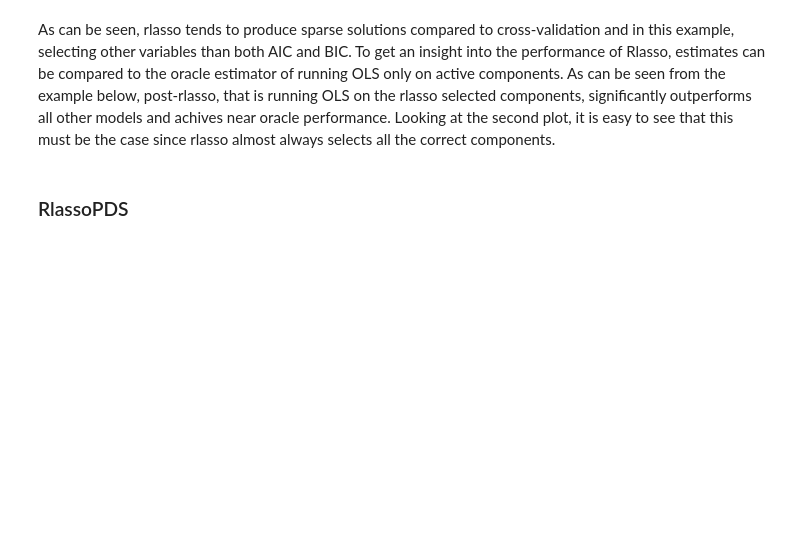
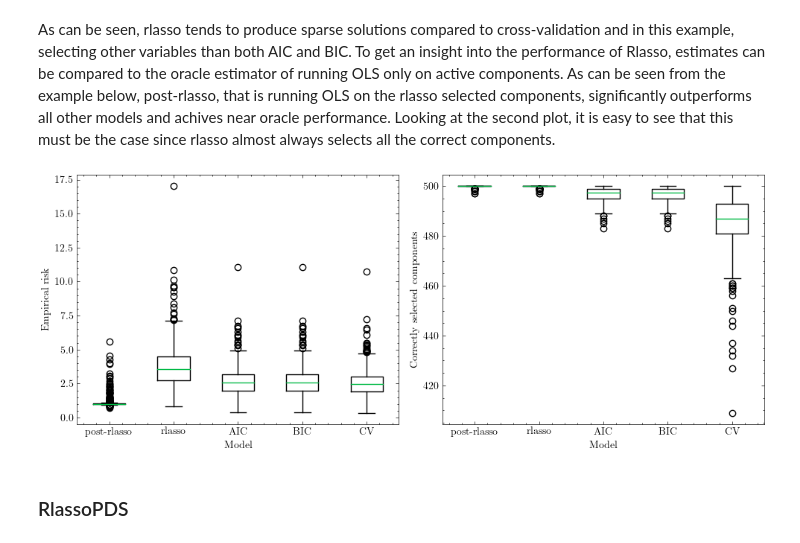
Before and after one commit to MatPiq/RlassoModels, a Jupyter notebook: docs/basic_example.ipynb, the cells around one changed output. Drawn from its saved outputs; the diff is of its cells as text; code cells hidden in the pictures; blank space fills up the shorter version.

Commit message:
fix plots not rendered

```diff
--- a/docs/basic_example.ipynb
+++ b/docs/basic_example.ipynb
@@ -108,49 +126,52 @@ def oracle_sim():
         oracle_est = np.zeros(X.shape[1])
         oracle_est[:5] = np.linalg.solve(X_oracle.T@X_oracle, X_oracle.T@y)
 
         oracle_e = np.zeros(X.shape[1])
         oracle_e = oracle_est - b
 
         oracle_selected = oracle_est != 0
         denom = np.sqrt(np.dot(oracle_e, np.dot(cx, oracle_e)))
 
         for name, model in models.items():
 
 
             # get estimate
             est = model.fit(X, y)
             e = est.coef_ - b
             selected = est.coef_ != 0
             numer = np.sqrt(np.dot(e, np.dot(cx, e)))
 
             # get ratio
             oracle_ratio[name].append(numer / denom)
             # correctly selected components
             correct_selected[name].append((oracle_selected == selected).sum())
 
     # plot results from simulations
     # oracle ratio
-    fig, axs = plt.subplots(ncols=2, dpi=100, figsize=(10,4))
-    axs[0].boxplot([oracle_ratio["post-rlasso"], oracle_ratio["rlasso"],
-                    oracle_ratio["AIC"], oracle_ratio["BIC"],
-                    oracle_ratio["CV"]])
+    with plt.style.context("science"):
+        fig, axs = plt.subplots(ncols=2, dpi=100, figsize=(10,4))
+        axs[0].boxplot([oracle_ratio["post-rlasso"], oracle_ratio["rlasso"],
+                        oracle_ratio["AIC"], oracle_ratio["BIC"],
+                        oracle_ratio["CV"]])
 
-    axs[0].set_ylabel("Empirical risk")
-    axs[0].set_xlabel("Model")
-    axs[0].set_xticks([1,2,3,4,5],["post-rlasso", "rlasso", "AIC", "BIC", "CV"])
+        axs[0].set_ylabel("Empirical risk")
+        axs[0].set_xlabel("Model")
+        axs[0].set_xticks([1,2,3,4,5],["post-rlasso", "rlasso", "AIC", "BIC", "CV"])
 
-    # correctly selected components
-    axs[1].boxplot([correct_selected["post-rlasso"], correct_selected["rlasso"],
-                    correct_selected["AIC"], correct_selected["BIC"],
-                    correct_selected["CV"]])
-    axs[1].set_ylabel("Correctly selected components")
-    axs[1].set_xlabel("Mode")
-    axs[1].set_xticks([1,2,3,4,5],["post-rlasso", "rlasso", "AIC", "BIC", "CV"])
+        # correctly selected components
+        axs[1].boxplot([correct_selected["post-rlasso"], correct_selected["rlasso"],
+                        correct_selected["AIC"], correct_selected["BIC"],
+                        correct_selected["CV"]])
+        axs[1].set_ylabel("Correctly selected components")
+        axs[1].set_xlabel("Model")
+        axs[1].set_xticks([1,2,3,4,5],["post-rlasso", "rlasso", "AIC", "BIC", "CV"])
 
-    plt.tight_layout()
-    plt.show()
+        plt.tight_layout()
+        plt.show()
 
 oracle_sim()
+# %% [output]
+[figure, added]
 # %% [markdown]
 ### RlassoPDS
 # %% [markdown]
```
Also changed, not shown: parts of 3 cells of this notebook.
